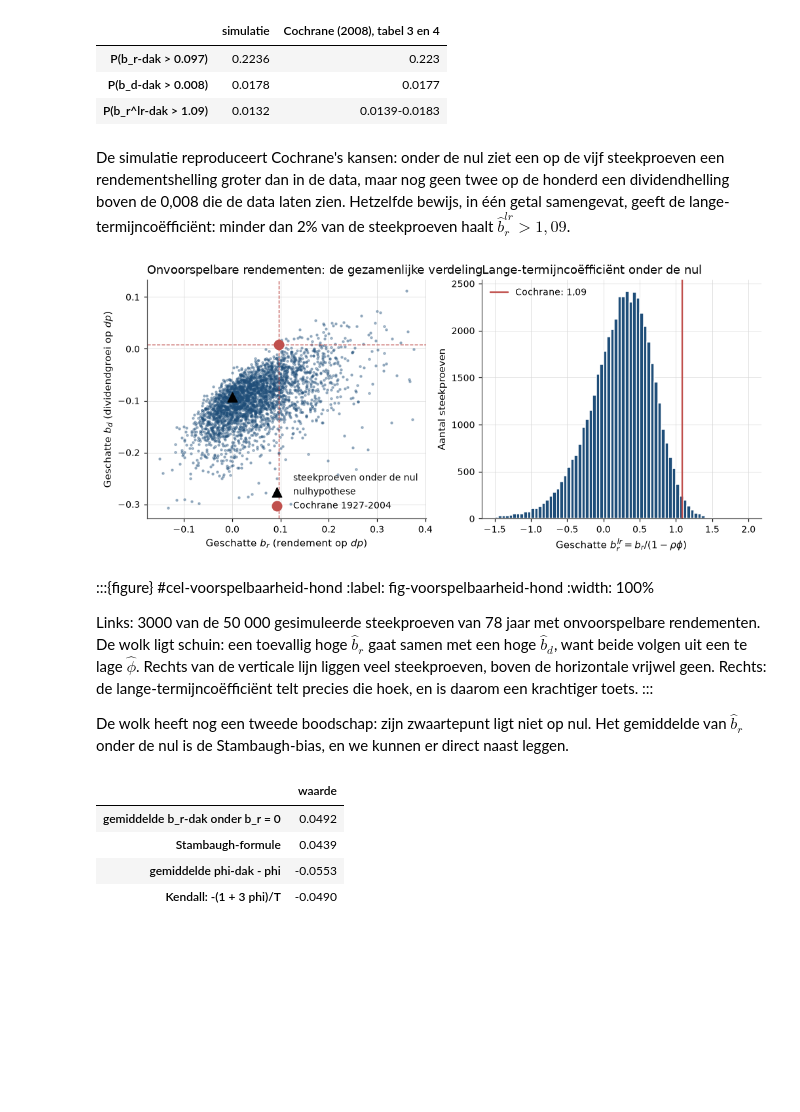
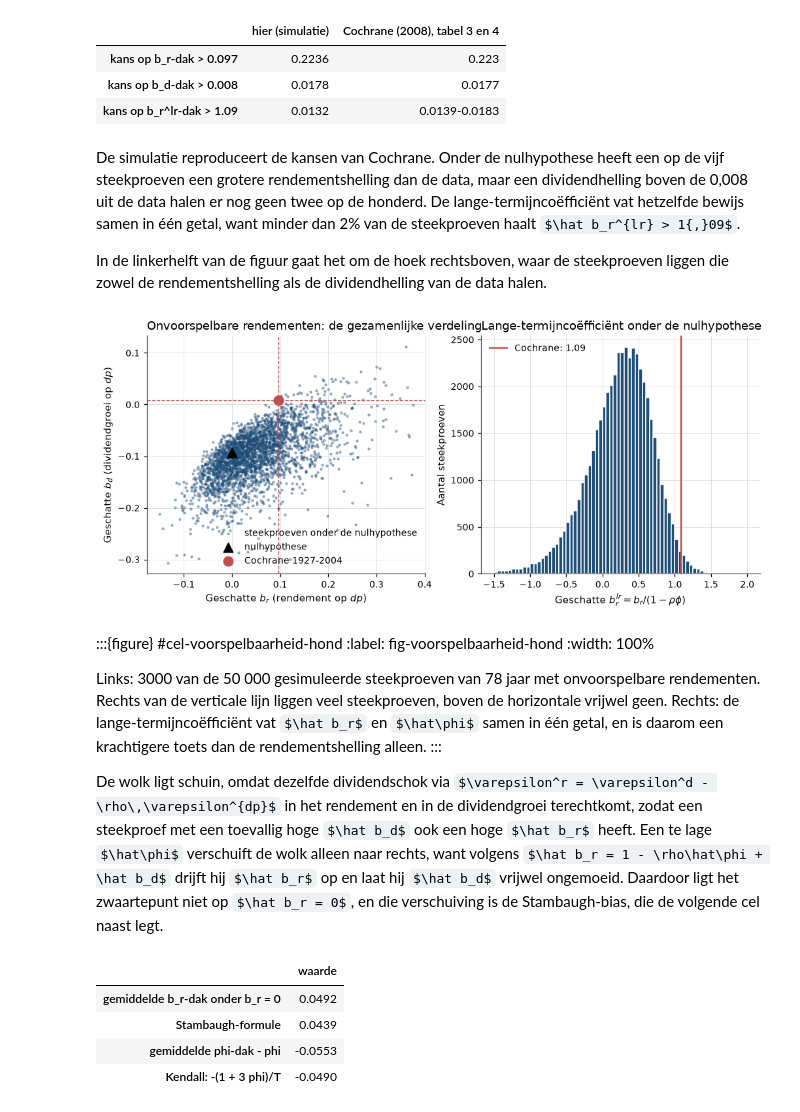
Before and after one commit to MaartenN14/history-asset-pricing, a Jupyter notebook: lectures/04_20_voorspelbaarheid.ipynb, the cells around one changed output. Cells and saved outputs as stored; diff of their text form; code cells hidden in the pictures; some formulas as TeX source; blank space fills up the shorter version.

```diff
--- a/lectures/04_20_voorspelbaarheid.ipynb
+++ b/lectures/04_20_voorspelbaarheid.ipynb
@@ -619,7 +587,7 @@ chol_shocks = np.linalg.cholesky(cov_shocks)
 
 
 def simulate_var(n_samples, n_years, b_r, phi=PHI_C, rho=RHO_C):
-    """Simulate Cochrane's VAR: dp is AR(1), dividend growth from b_d, returns from the identity.
+    """Simulate the Cochrane VAR: dp is AR(1), dividend growth from b_d, returns from the identity.
 
     Returns arrays of shape (n_samples, n_years + 1) for dp and (n_samples, n_years)
     for dividend growth and returns; dp[:, t] is known when r[:, t] is earned.
@@ -650,63 +618,69 @@ blr_null = br_null / (1 - RHO_C * phi_null)
 
 pd.DataFrame(
     {
-        "simulatie": [np.mean(br_null > SAMPLE_C["b_r"]), np.mean(bd_null > SAMPLE_C["b_d"]),
-                      np.mean(blr_null > SAMPLE_C["b_lr"])],
+        "hier (simulatie)": [np.mean(br_null > SAMPLE_C["b_r"]), np.mean(bd_null > SAMPLE_C["b_d"]),
+                             np.mean(blr_null > SAMPLE_C["b_lr"])],
         "Cochrane (2008), tabel 3 en 4": [0.223, 0.0177, "0.0139-0.0183"],
     },
-    index=["P(b_r-dak > 0.097)", "P(b_d-dak > 0.008)", "P(b_r^lr-dak > 1.09)"],
+    index=["kans op b_r-dak > 0.097", "kans op b_d-dak > 0.008", "kans op b_r^lr-dak > 1.09"],
 ).round(4)
 # %% [output]
-|  | simulatie | Cochrane (2008), tabel 3 en 4 |
-| P(b_r-dak > 0.097) | 0.2236 | 0.223 |
-| P(b_d-dak > 0.008) | 0.0178 | 0.0177 |
-| P(b_r^lr-dak > 1.09) | 0.0132 | 0.0139-0.0183 |
+|  | hier (simulatie) | Cochrane (2008), tabel 3 en 4 |
+| kans op b_r-dak > 0.097 | 0.2236 | 0.223 |
+| kans op b_d-dak > 0.008 | 0.0178 | 0.0177 |
+| kans op b_r^lr-dak > 1.09 | 0.0132 | 0.0139-0.0183 |
 # %% [markdown]
-De simulatie reproduceert Cochrane's kansen: onder de nul ziet een op de vijf
-steekproeven een rendementshelling groter dan in de data, maar nog geen twee op de
-honderd een dividendhelling boven de 0,008 die de data laten zien. Hetzelfde
-bewijs, in één getal samengevat, geeft de lange-termijncoëfficiënt: minder dan 2%
-van de steekproeven haalt $\hat b_r^{lr} > 1{,}09$.
+De simulatie reproduceert de kansen van Cochrane. Onder de nulhypothese heeft een op de
+vijf steekproeven een grotere rendementshelling dan de data, maar een dividendhelling boven
+de 0,008 uit de data halen er nog geen twee op de honderd. De lange-termijncoëfficiënt vat
+hetzelfde bewijs samen in één getal, want minder dan 2% van de steekproeven haalt
+$\hat b_r^{lr} > 1{,}09$.
+
+In de linkerhelft van de figuur gaat het om de hoek rechtsboven, waar de steekproeven
+liggen die zowel de rendementshelling als de dividendhelling van de data halen.
 # %%
 show = slice(0, 3000)
 fig, axes = plt.subplots(1, 2, figsize=(11, 4.3))
 ax = axes[0]
-ax.scatter(br_null[show], bd_null[show], s=4, alpha=0.35, label="steekproeven onder de nul")
+ax.scatter(br_null[show], bd_null[show], s=4, alpha=0.35,
+           label="steekproeven onder de nulhypothese")
 ax.scatter([0.0], [RHO_C * PHI_C - 1], marker="^", s=90, color="black", label="nulhypothese")
 ax.scatter([SAMPLE_C["b_r"]], [SAMPLE_C["b_d"]], s=90, color=hap.plotting.COLORS[1],
            label="Cochrane 1927-2004")
 ax.axvline(SAMPLE_C["b_r"], color=hap.plotting.COLORS[1], lw=0.9, ls="--")
 ax.axhline(SAMPLE_C["b_d"], color=hap.plotting.COLORS[1], lw=0.9, ls="--")
 ax.set_xlabel("Geschatte $b_r$ (rendement op $dp$)")
 ax.set_ylabel("Geschatte $b_d$ (dividendgroei op $dp$)")
 ax.set_title("Onvoorspelbare rendementen: de gezamenlijke verdeling")
 ax.legend(loc="lower right")
 
 ax = axes[1]
 ax.hist(blr_null, bins=np.linspace(-1.5, 2.0, 71), edgecolor="white")
 ax.axvline(SAMPLE_C["b_lr"], color=hap.plotting.COLORS[1], lw=1.6, label="Cochrane: 1,09")
 ax.set_xlabel("Geschatte $b_r^{lr} = b_r/(1-\\rho\\phi)$")
 ax.set_ylabel("Aantal steekproeven")
-ax.set_title("Lange-termijncoëfficiënt onder de nul")
+ax.set_title("Lange-termijncoëfficiënt onder de nulhypothese")
 ax.legend()
 plt.show()
 # %% [output]
-[figure, old version]
+[figure, new version]
 # %% [markdown]
 :::{figure} #cel-voorspelbaarheid-hond
 :label: fig-voorspelbaarheid-hond
 :width: 100%
 
 Links: 3000 van de 50 000 gesimuleerde steekproeven van 78 jaar met onvoorspelbare
-rendementen. De wolk ligt schuin: een toevallig hoge $\hat b_r$ gaat samen met een hoge
-$\hat b_d$, want beide volgen uit een te lage $\hat\phi$. Rechts van de verticale lijn
-liggen veel steekproeven, boven de horizontale vrijwel geen. Rechts: de
-lange-termijncoëfficiënt telt precies die hoek, en is daarom een krachtiger toets.
+rendementen. Rechts van de verticale lijn liggen veel steekproeven, boven de horizontale
+vrijwel geen. Rechts: de lange-termijncoëfficiënt vat $\hat b_r$ en $\hat\phi$ samen in één getal, en is daarom een krachtigere toets dan de rendementshelling alleen.
 :::
 
-De wolk heeft nog een tweede boodschap: zijn zwaartepunt ligt niet op nul. Het
-gemiddelde van $\hat b_r$ onder de nul is de Stambaugh-bias, en we kunnen
-[](#eq-voorspelbaarheid-stambaugh) er direct naast leggen.
+De wolk ligt schuin, omdat dezelfde dividendschok via $\varepsilon^r = \varepsilon^d - \rho\,\varepsilon^{dp}$
+in het rendement en in de dividendgroei terechtkomt, zodat een steekproef met een
+toevallig hoge $\hat b_d$ ook een hoge $\hat b_r$ heeft. Een te lage $\hat\phi$ verschuift
+de wolk alleen naar rechts, want volgens $\hat b_r = 1 - \rho\hat\phi + \hat b_d$ drijft
+hij $\hat b_r$ op en laat hij $\hat b_d$ vrijwel ongemoeid. Daardoor ligt het zwaartepunt
+niet op $\hat b_r = 0$, en die verschuiving is de Stambaugh-bias, die de volgende cel
+naast [](#eq-voorspelbaarheid-stambaugh) legt.
 # %%
 sigma_uv = cov_shocks[0, 1] - RHO_C * SD_DP**2        # Cov(eps_r, eps_dp) from the identity
 stambaugh = -(sigma_uv / SD_DP**2) * (1 + 3 * PHI_C) / T_C
```
Also changed, not shown: parts of 27 cells of this notebook, 5 other files.
